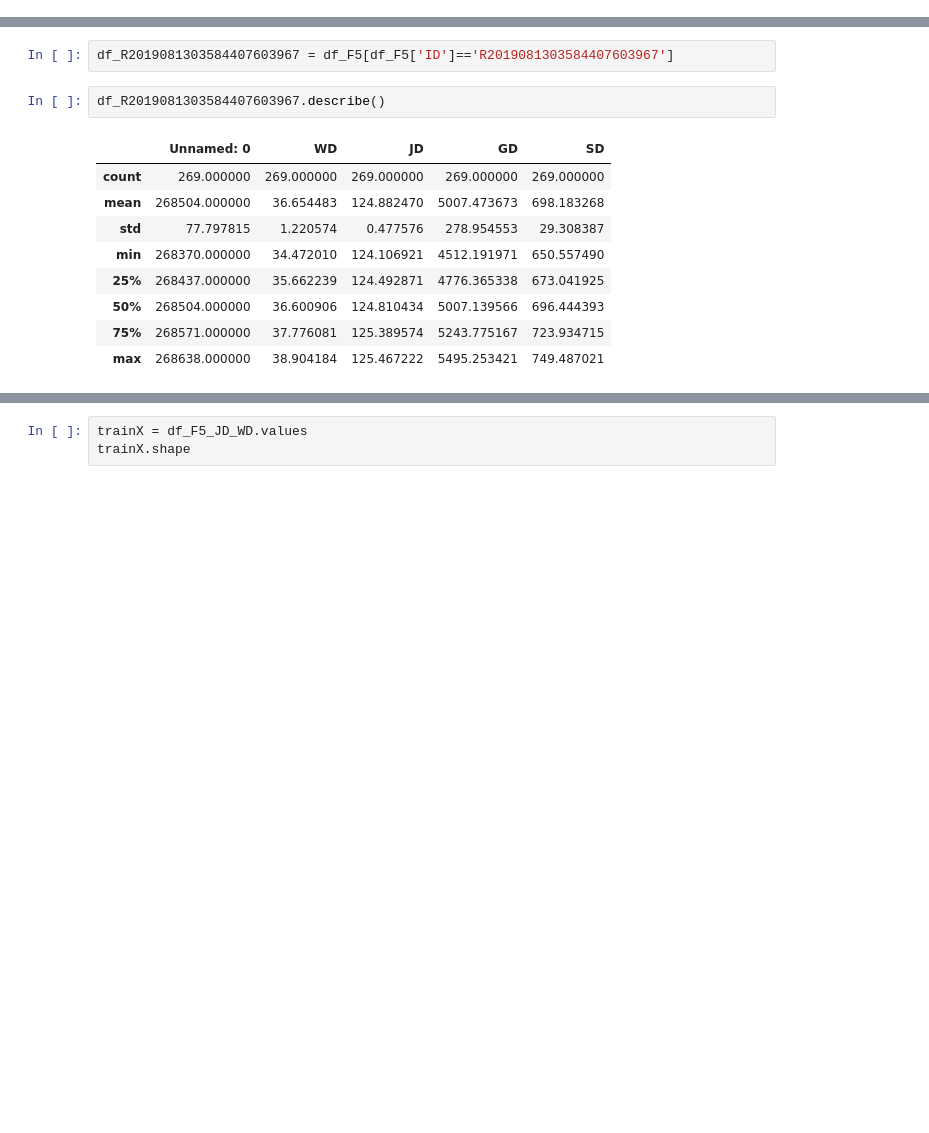
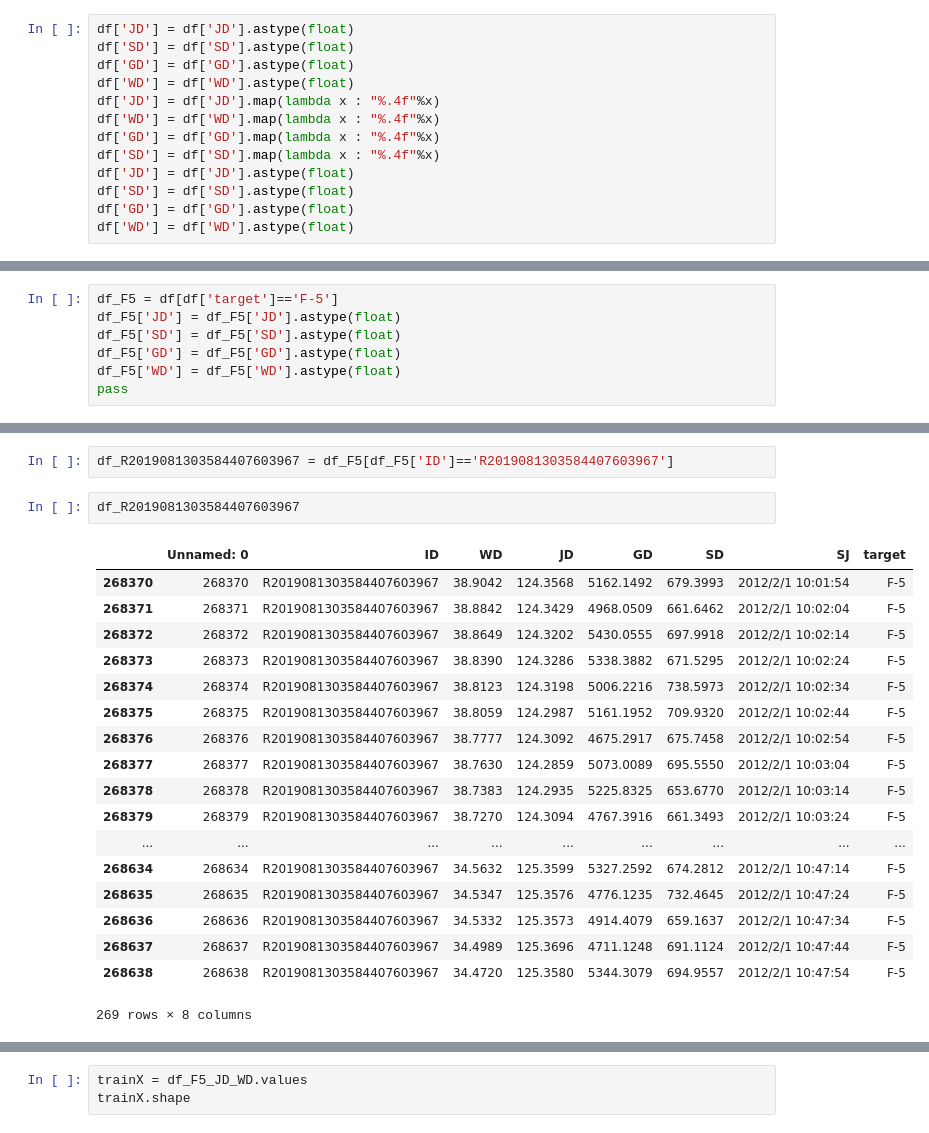
Before and after one commit to Suchun-sv/CETC10, a Jupyter notebook: First/Untitled.ipynb, the cells around one changed output, grey strips where cells are left out. Drawn from its saved outputs; the diff is of its cells as text; blank space fills up the shorter version.

```diff
--- a/First/Untitled.ipynb
+++ b/First/Untitled.ipynb
@@ -14,0 +13,13 @@ df_F5 = df[df['target']=='F-5']
+# %%
+df['JD'] = df['JD'].astype(float)
+df['SD'] = df['SD'].astype(float)
+df['GD'] = df['GD'].astype(float)
+df['WD'] = df['WD'].astype(float)
+df['JD'] = df['JD'].map(lambda x : "%.4f"%x)
+df['WD'] = df['WD'].map(lambda x : "%.4f"%x)
+df['GD'] = df['GD'].map(lambda x : "%.4f"%x)
+df['SD'] = df['SD'].map(lambda x : "%.4f"%x)
+df['JD'] = df['JD'].astype(float)
+df['SD'] = df['SD'].astype(float)
+df['GD'] = df['GD'].astype(float)
+df['WD'] = df['WD'].astype(float)
@@ -14,0 +42,7 @@ df_F5 = df[df['target']=='F-5']
+# %%
+df_F5 = df[df['target']=='F-5']
+df_F5['JD'] = df_F5['JD'].astype(float)
+df_F5['SD'] = df_F5['SD'].astype(float)
+df_F5['GD'] = df_F5['GD'].astype(float)
+df_F5['WD'] = df_F5['WD'].astype(float)
+pass
@@ -15,16 +70,25 @@ df_F5 = df[df['target']=='F-5']
 # %%
 df_R2019081303584407603967 = df_F5[df_F5['ID']=='R2019081303584407603967']
 # %%
-df_R2019081303584407603967.describe()
+df_R2019081303584407603967
 # %% [output]
-|  | Unnamed: 0 | WD | JD | GD | SD |
-| count | 269.000000 | 269.000000 | 269.000000 | 269.000000 | 269.000000 |
-| mean | 268504.000000 | 36.654483 | 124.882470 | 5007.473673 | 698.183268 |
-| std | 77.797815 | 1.220574 | 0.477576 | 278.954553 | 29.308387 |
-| min | 268370.000000 | 34.472010 | 124.106921 | 4512.191971 | 650.557490 |
-| 25% | 268437.000000 | 35.662239 | 124.492871 | 4776.365338 | 673.041925 |
-| 50% | 268504.000000 | 36.600906 | 124.810434 | 5007.139566 | 696.444393 |
-| 75% | 268571.000000 | 37.776081 | 125.389574 | 5243.775167 | 723.934715 |
-| max | 268638.000000 | 38.904184 | 125.467222 | 5495.253421 | 749.487021 |
+|  | Unnamed: 0 | ID | WD | JD | GD | SD | SJ | target |
+| 268370 | 268370 | R2019081303584407603967 | 38.9042 | 124.3568 | 5162.1492 | 679.3993 | 2012/2/1 10:01:54 | F-5 |
+| 268371 | 268371 | R2019081303584407603967 | 38.8842 | 124.3429 | 4968.0509 | 661.6462 | 2012/2/1 10:02:04 | F-5 |
+| 268372 | 268372 | R2019081303584407603967 | 38.8649 | 124.3202 | 5430.0555 | 697.9918 | 2012/2/1 10:02:14 | F-5 |
+| 268373 | 268373 | R2019081303584407603967 | 38.8390 | 124.3286 | 5338.3882 | 671.5295 | 2012/2/1 10:02:24 | F-5 |
+| 268374 | 268374 | R2019081303584407603967 | 38.8123 | 124.3198 | 5006.2216 | 738.5973 | 2012/2/1 10:02:34 | F-5 |
+| 268375 | 268375 | R2019081303584407603967 | 38.8059 | 124.2987 | 5161.1952 | 709.9320 | 2012/2/1 10:02:44 | F-5 |
+| 268376 | 268376 | R2019081303584407603967 | 38.7777 | 124.3092 | 4675.2917 | 675.7458 | 2012/2/1 10:02:54 | F-5 |
+| 268377 | 268377 | R2019081303584407603967 | 38.7630 | 124.2859 | 5073.0089 | 695.5550 | 2012/2/1 10:03:04 | F-5 |
+| 268378 | 268378 | R2019081303584407603967 | 38.7383 | 124.2935 | 5225.8325 | 653.6770 | 2012/2/1 10:03:14 | F-5 |
+| 268379 | 268379 | R2019081303584407603967 | 38.7270 | 124.3094 | 4767.3916 | 661.3493 | 2012/2/1 10:03:24 | F-5 |
+| ... | ... | ... | ... | ... | ... | ... | ... | ... |
+| 268634 | 268634 | R2019081303584407603967 | 34.5632 | 125.3599 | 5327.2592 | 674.2812 | 2012/2/1 10:47:14 | F-5 |
+| 268635 | 268635 | R2019081303584407603967 | 34.5347 | 125.3576 | 4776.1235 | 732.4645 | 2012/2/1 10:47:24 | F-5 |
+| 268636 | 268636 | R2019081303584407603967 | 34.5332 | 125.3573 | 4914.4079 | 659.1637 | 2012/2/1 10:47:34 | F-5 |
+| 268637 | 268637 | R2019081303584407603967 | 34.4989 | 125.3696 | 4711.1248 | 691.1124 | 2012/2/1 10:47:44 | F-5 |
+| 268638 | 268638 | R2019081303584407603967 | 34.4720 | 125.3580 | 5344.3079 | 694.9557 | 2012/2/1 10:47:54 | F-5 |
+269 rows × 8 columns
 # %%
 df_F5_JD_WD = df_F5[['JD','WD']]
```
Also changed, not shown: parts of 10 cells of this notebook, 2 other files.
